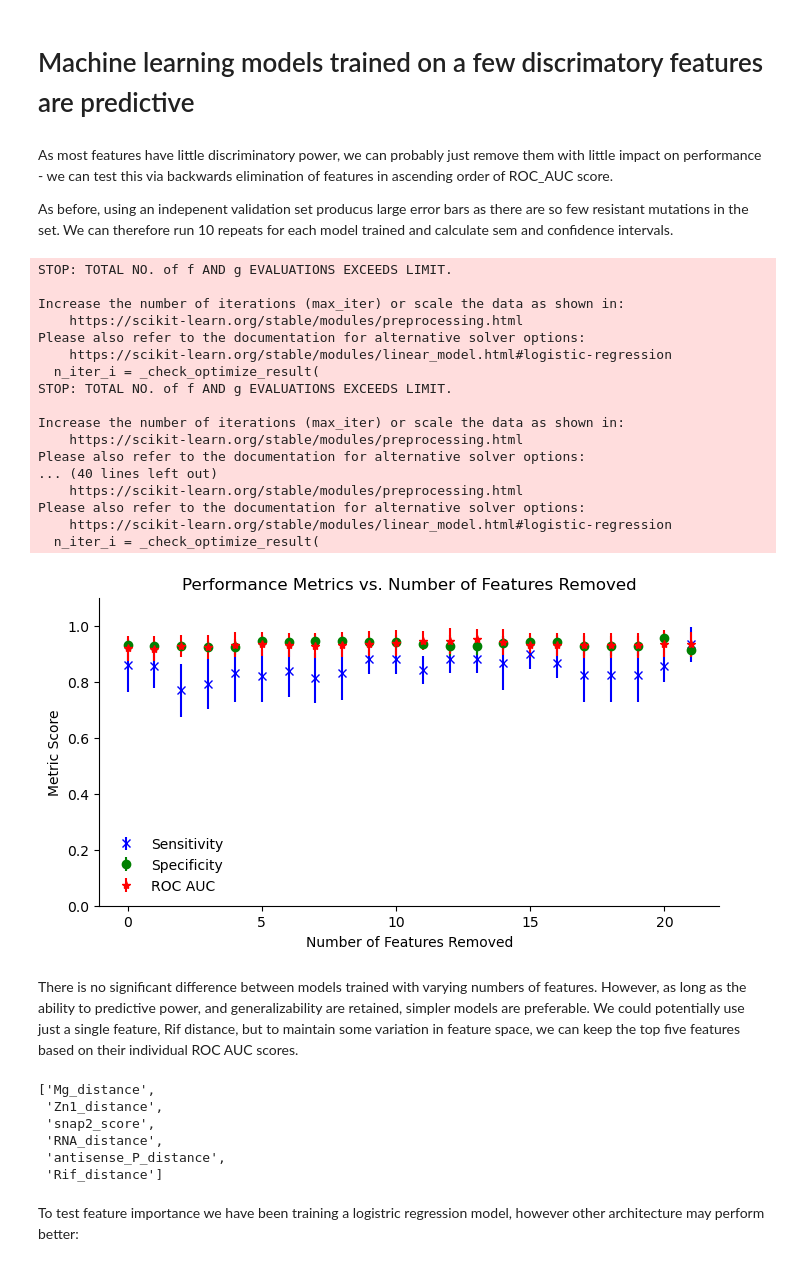
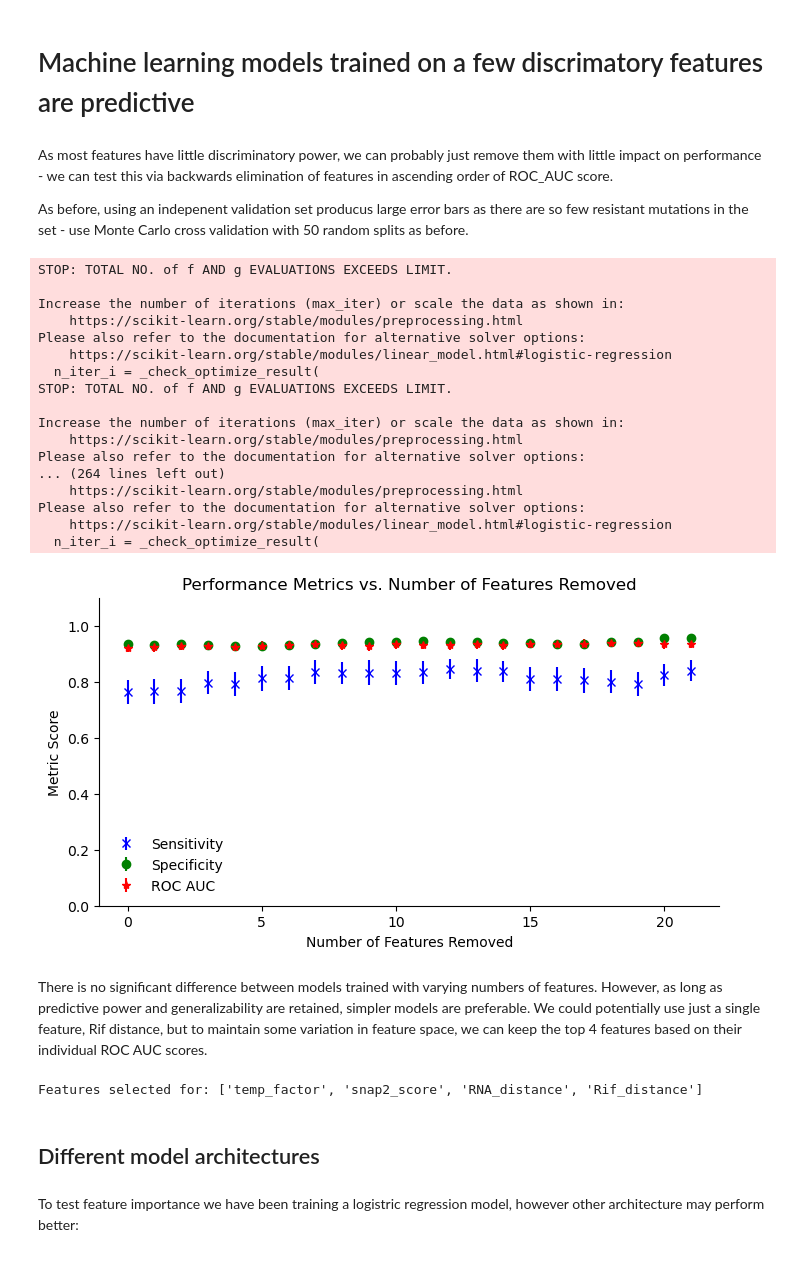
Before and after one commit to fowler-lab/predict-rifampicin-resistance, a Jupyter notebook: Results_2.ipynb, the cells around one changed output. Cells and saved outputs as stored; diff of their text form; code cells hidden in the pictures.

```diff
--- a/Results_2.ipynb
+++ b/Results_2.ipynb
@@ -42,7 +44,7 @@ Data tables were generated in `methods.ipynb`.
 all_solos = pd.read_csv('data/tables/generated/rpoB_solos.csv', index_col=0)
 # %%
 #this consitutes the ML training and validation data
-data = pd.read_csv('data/tables/generated/features_dataset.csv', index_col=0).reset_index(drop=True)
+data = pd.read_csv('data/tables/generated/features_dataset.csv', index_col=0)
 #split into static features and those extracted from md
 dynamic_features = data[[col for col in data.columns if 'min' in col or 'mean' in col]]
 data = data.drop(columns=[col for col in data.columns if 'min' in col or 'mean' in col])
@@ -138,7 +165,7 @@ If we were to shift the deicsion threshold for lower ROC AUC features to boost r
 # %% [markdown]
 As most features have little discriminatory power, we can probably just remove them with little impact on performance - we can test this via backwards elimination of features in ascending order of ROC_AUC score.
 
- As before, using an indepenent validation set producus large error bars as there are so few resistant mutations in the set. We can therefore run 10 repeats for each model trained and calculate sem and confidence intervals.
+ As before, using an indepenent validation set producus large error bars as there are so few resistant mutations in the set - use Monte Carlo cross validation with 50 random splits as before.
 # %%
 roc_auc = []
 for feat in results.keys():
@@ -149,7 +176,7 @@ sorted_features = sorted(zip(feature_list, roc_auc), key=lambda x: x[1], reverse
 
 sorted_feature_list, sorted_roc_auc = zip(*sorted_features)
 # %%
-random_seeds = random.sample(range(1000), 10)  # Generate 10 unique random seeds
+random_seeds = random.sample(range(1000), 50)  # Generate 50 unique random seeds
 columns = list(sorted_feature_list) + ['phenotype']
 results = {len(columns) - i - 1: [] for i in range(len(sorted_feature_list))}
 
@@ -184,27 +211,29 @@ STOP: TOTAL NO. of f AND g EVALUATIONS EXCEEDS LIMIT.
 Increase the number of iterations (max_iter) or scale the data as shown in:
     https://scikit-learn.org/stable/modules/preprocessing.html
 Please also refer to the documentation for alternative solver options:
-... (40 lines left out)
+... (264 lines left out)
     https://scikit-learn.org/stable/modules/preprocessing.html
 Please also refer to the documentation for alternative solver options:
     https://scikit-learn.org/stable/modules/linear_model.html#logistic-regression
   n_iter_i = _check_optimize_result(
 # %%
-utils.plot_backwards_elim(results, figsize=(8, 4))
+utils.plot_backwards_elim(results, figsize=(6, 4))
 # %% [output]
-[figure, old version]
+[figure, new version]
 # %% [markdown]
-There is no significant difference between models trained with varying numbers of features. However, as long as the ability to predictive power, and generalizability are retained, simpler models are preferable. We could potentially use just a single feature, Rif distance, but to maintain some variation in feature space, we can keep the top five features based on their individual ROC AUC scores.
+There is no significant difference between models trained with varying numbers of features. However, as long as predictive power and generalizability are retained, simpler models are preferable. We could potentially use just a single feature, Rif distance, but to maintain some variation in feature space, we can keep the top 4 features based on their individual ROC AUC scores.
-# %%
-feature_list = list(sorted_feature_list[-6:])
-feature_list
-# %% [output]
-['Mg_distance',
- 'Zn1_distance',
- 'snap2_score',
- 'RNA_distance',
- 'antisense_P_distance',
- 'Rif_distance']
+# %%
+feature_list = list(sorted_feature_list[-6:])
+feature_list.remove('Mg_distance')
+feature_list.remove('antisense_P_distance')
+
+features_and_label = feature_list + ['phenotype']
+
+print ("Features selected for:", feature_list)
+# %% [output]
+Features selected for: ['temp_factor', 'snap2_score', 'RNA_distance', 'Rif_distance']
+# %% [markdown]
+## Different model architectures
 # %% [markdown]
 To test feature importance we have been training a logistric regression model, however other architecture may perform better:
 # %%
```
Also changed, not shown: parts of 58 cells of this notebook, 3 other files.
